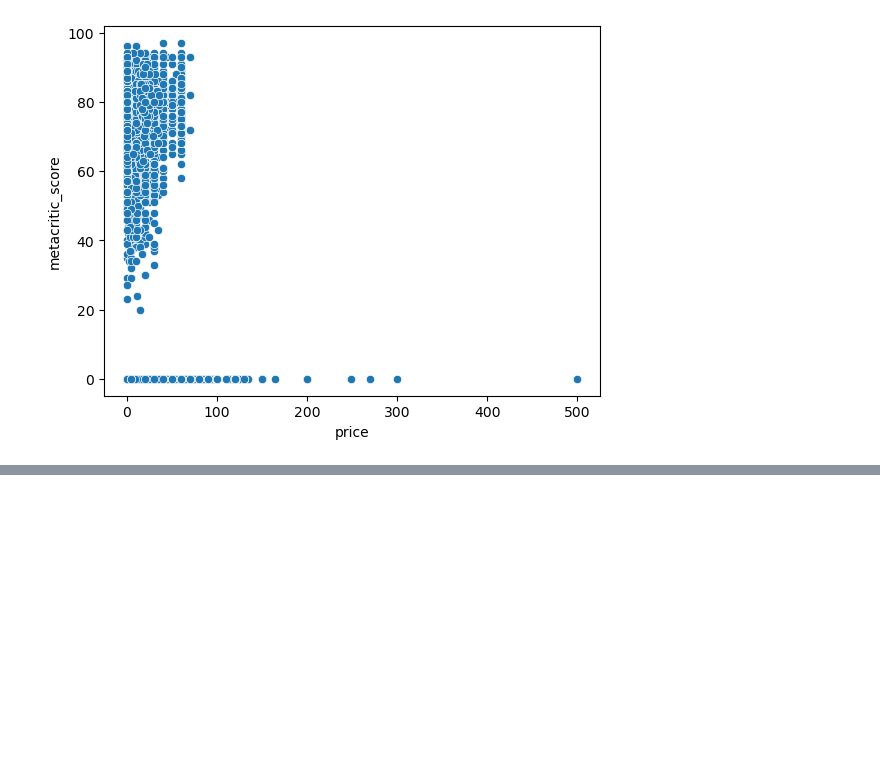
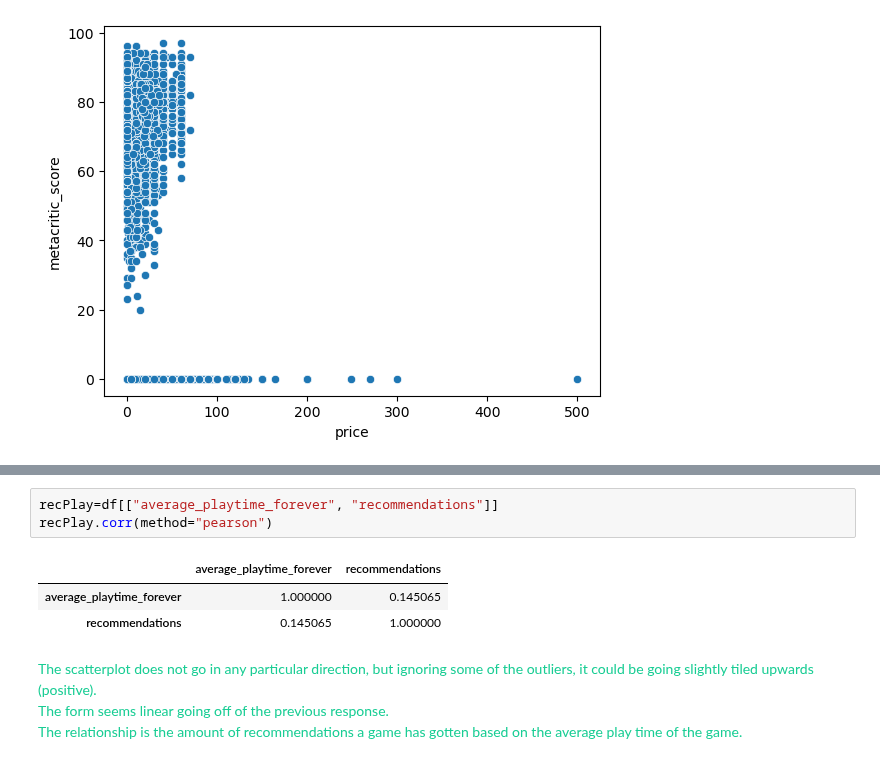
Before and after one commit to Asiandra/Artificial_Intelligence, a Jupyter notebook: Semester 1/Games/Games.ipynb, the cells around one changed output, grey strips where cells are left out. Drawn from its saved outputs; the diff is of its cells as text; blank space fills up the shorter version.

```diff
--- a/Semester 1/Games/Games.ipynb
+++ b/Semester 1/Games/Games.ipynb
@@ -162,0 +187,13 @@ sns.scatterplot(data=dfCleaned, x="recommendations", y="price")
+# %%
+recPlay=df[["average_playtime_forever", "recommendations"]]
+recPlay.corr(method="pearson")
+# %% [output]
+|  | average_playtime_forever | recommendations |
+| average_playtime_forever | 1.000000 | 0.145065 |
+| recommendations | 0.145065 | 1.000000 |
+# %% [markdown]
+<span style="color: #19cd94">
+    <p>The scatterplot does not go in any particular direction, but ignoring some of the outliers, it could be going slightly tiled upwards (positive).<br>
+    The form seems linear going off of the previous response.<br>
+    The relationship is the amount of recommendations a game has gotten based on the average play time of the game.</p>
+</span>
```
Also changed, not shown: parts of 14 cells of this notebook.
